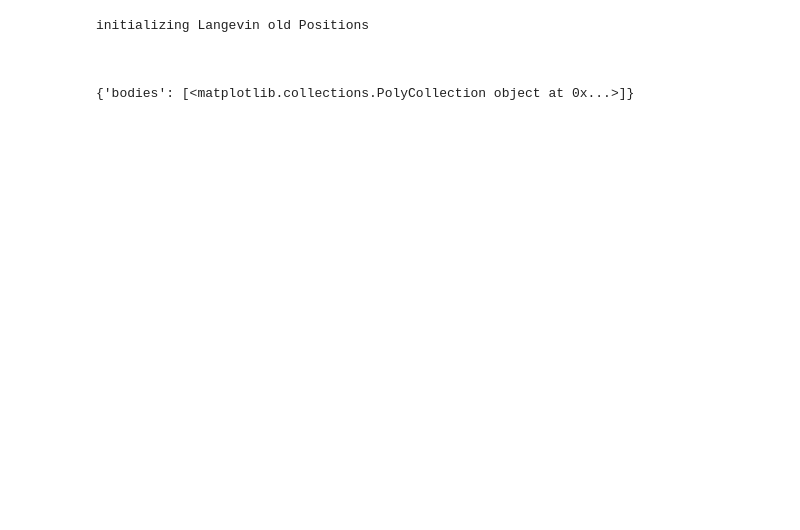
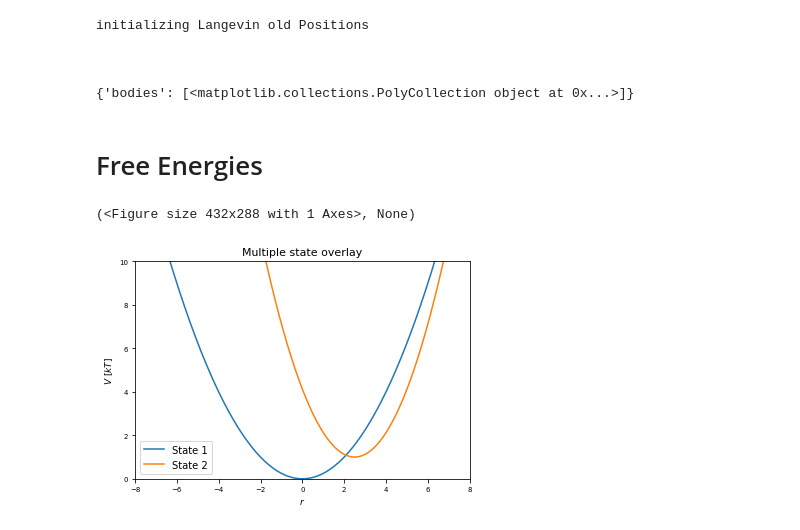
Before and after one commit to rinikerlab/Ensembler, a Jupyter notebook: examples/dev/notePlots.ipynb, the cells around one changed output. Saved outputs shown, nothing was run; the diff lists cells and outputs as text; code cells hidden in the pictures; blank space fills up the shorter version.

Commit message:
potential and plot refactoring

```diff
--- a/examples/dev/notePlots.ipynb
+++ b/examples/dev/notePlots.ipynb
@@ -52,3 +46,5 @@ initializing Langevin old Positions
 
 
 {'bodies': [<matplotlib.collections.PolyCollection object at 0x...>]}
+# %% [markdown]
+# Free Energies
@@ -54,0 +78,20 @@ initializing Langevin old Positions
+# %%
+#Build System
+#System Parameters:
+yoff1 = 0
+xoff1 = 0
+force_constant = k1 =0.5
+
+entropic_difference = k2 = 1
+potential_difference = yoff2 = 1
+phase_space_distance = xoff2 = 2.5
+
+#State Potentials
+h1, h2 = pot.harmonicOscillatorPotential(k=k1, x_shift=xoff1, y_shift=yoff1), pot.harmonicOscillatorPotential(k=k2, x_shift=xoff2, y_shift=yoff2)
+# %%
+from ensembler.visualisation.plotPotentials import multiState_overlays
+
+multiState_overlays([h1,h2])
+# %% [output]
+(<Figure size 432x288 with 1 Axes>, None)
+[figure, added]
```
Also changed, not shown: parts of 4 cells of this notebook, 16 other files.
